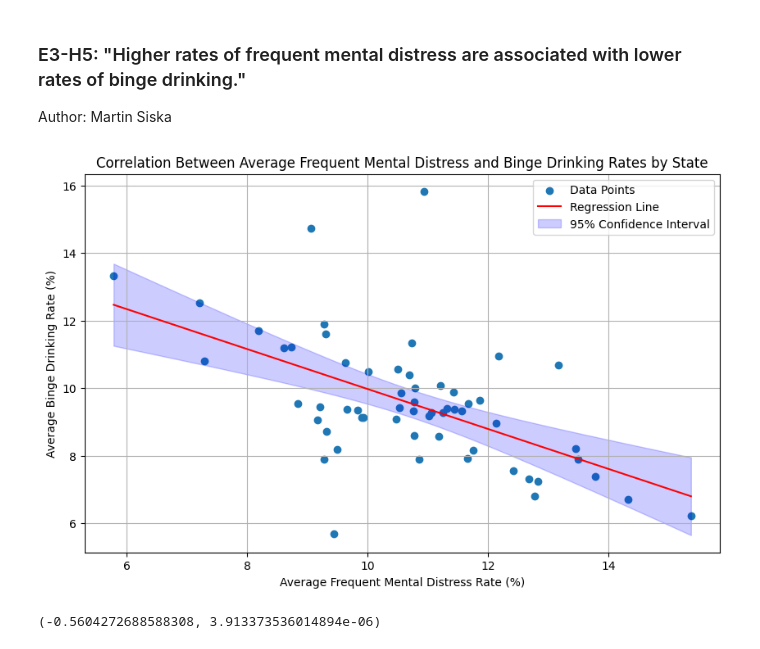
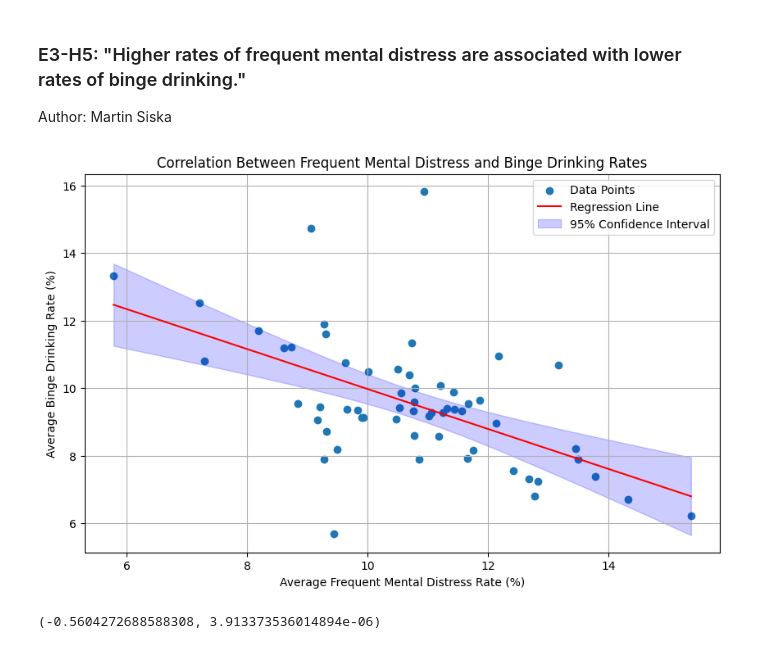
Before and after one commit to toporek3112/de_python_project, a Jupyter notebook: prj01.ipynb, the cells around one changed output. Drawn from its saved outputs; the diff is of its cells as text; code cells hidden in the pictures.

```diff
--- a/prj01.ipynb
+++ b/prj01.ipynb
@@ -465,35 +465,35 @@ for state in data_cleaned['LocationAbbr'].unique():
 slope, intercept, r_value, p_value, std_err = stats.linregress(average_mental_distress, average_binge_drinking)
 
 # Create arrays for the regression line
 x = np.array(average_mental_distress)
 y = np.array(average_binge_drinking)
 x_reg = np.linspace(x.min(), x.max(),100)
 y_reg = slope * x_reg + intercept
 
 # Calculate the prediction interval
 pred_error = y - (slope * x + intercept)
 degrees_of_freedom = len(x) - 2
 residual_std_error = np.sqrt(np.sum(pred_error**2) / degrees_of_freedom)
 t_stat = stats.t.ppf(1-0.025, df=degrees_of_freedom)  # 2-tailed t-statistic for 95% CI
 conf_interval = t_stat * residual_std_error * np.sqrt(1/len(x) + (x_reg - np.mean(x))**2 / np.sum((x - np.mean(x))**2))
 
 # Creating scatter plot with regression line and confidence interval of 95%
 plt.figure(figsize=(10, 6))
 plt.scatter(x, y, label='Data Points')
 plt.plot(x_reg, y_reg, color='red', label='Regression Line')
 
 # Filling the confidence interval
 plt.fill_between(x_reg, y_reg - conf_interval, y_reg + conf_interval, color='blue', alpha=0.2, label='95% Confidence Interval')
 
 # Adding labels and title
-plt.title('Correlation Between Average Frequent Mental Distress and Binge Drinking Rates by State')
+plt.title('Correlation Between Frequent Mental Distress and Binge Drinking Rates')
 plt.xlabel('Average Frequent Mental Distress Rate (%)')
 plt.ylabel('Average Binge Drinking Rate (%)')
 plt.legend()
 plt.grid(True)
 plt.show()
 # %% [output]
-[figure, old version]
+[figure, new version]
 # %%
 correlation_coefficient, p_value = stats.pearsonr(average_mental_distress, average_binge_drinking)
 
```
